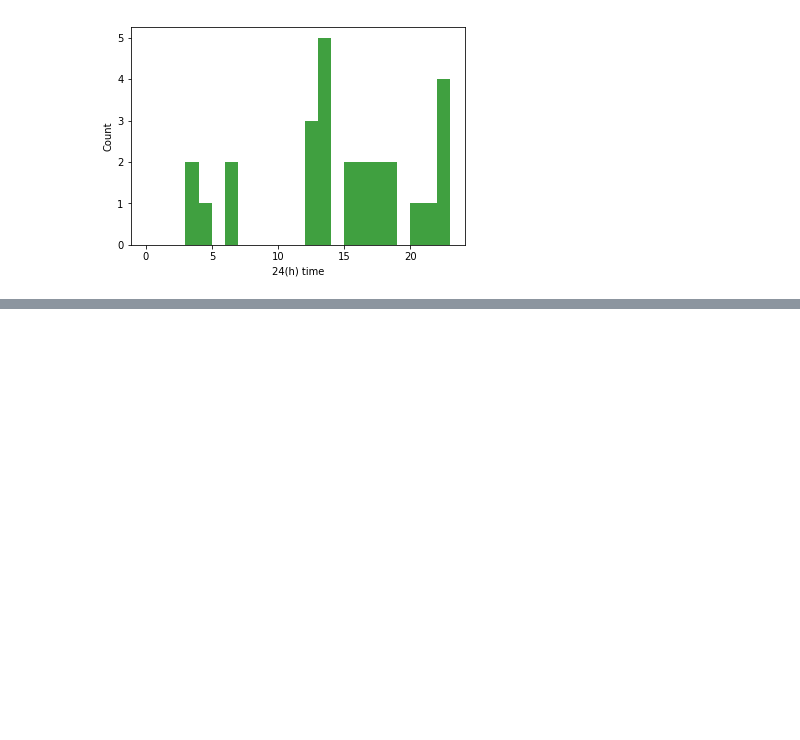
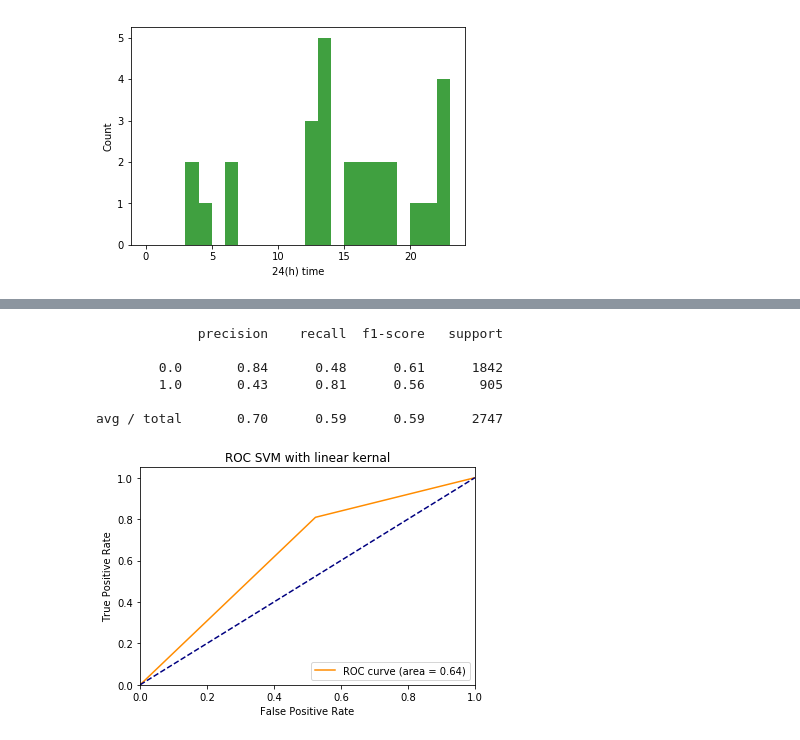
Before and after one commit to LeiTong02/Depression-detection, a Jupyter notebook: PostingTime_hist.ipynb, the cells around one changed output, grey strips where cells are left out. Saved outputs shown, nothing was run; the diff lists cells and outputs as text; code cells hidden in the pictures; blank space fills up the shorter version.

Commit message:
SVM, NB, Decision tree

```diff
--- a/PostingTime_hist.ipynb
+++ b/PostingTime_hist.ipynb
@@ -113,0 +182,15 @@ KeyboardInterrupt:
+# %%
+'''Classifier: SVM '''
+pos_model = np.array(pos_csv.iloc[:,1:14])
+neg_model = np.array(neg_csv.iloc[:,1:14])
+dataset= np.concatenate((pos_model,neg_model))
+target = np.append(np.ones(len(pos_model)),np.zeros(len(neg_model)))
+X_train, X_test, y_train, y_test = train_test_split(dataset,target,train_size=0.6)
+svc = svm.SVC(kernel='rbf',C=0.9,gamma=0.125,probability=True,decision_function_shape='ovo')
+svc.fit(X_train,y_train)
+
+print("trainset accuracy: %f"%svc.score(X_train,y_train))
+print ("testset accuracy: %f"%svc.score(X_test,y_test))
+y_pred1 = svc.predict(X_test)
+
+print (classification_report(y_true=y_test,y_pred=y_pred1))
@@ -113,0 +206,31 @@ KeyboardInterrupt:
+# %%
+'''LinearSVC'''
+from sklearn.svm import LinearSVC
+Classifier_svm_lin = LinearSVC()
+Classifier_svm_lin.fit(X_train,y_train)
+lin_pred = Classifier_svm_lin.predict(X_test)
+
+print (classification_report(y_true=y_test,y_pred=lin_pred))
+
+##ROC
+fpr, tpr,thresholds = roc_curve(y_test,lin_pred, pos_label=1)
+roc_auc= auc(fpr,tpr)
+plt.figure()
+plt.plot(fpr, tpr, color='darkorange',
+         label='ROC curve (area = %0.2f)' % roc_auc)
+plt.plot([0, 1], [0, 1], color='navy' ,linestyle='--')
+plt.xlim([0.0, 1.0])
+plt.ylim([0.0, 1.05])
+plt.xlabel('False Positive Rate')
+plt.ylabel('True Positive Rate')
+plt.title('ROC SVM with linear kernal')
+plt.legend(loc="lower right")
+plt.show()
+# %% [output]
+             precision    recall  f1-score   support
+
+        0.0       0.84      0.48      0.61      1842
+        1.0       0.43      0.81      0.56       905
+
+avg / total       0.70      0.59      0.59      2747
+[figure, added]
```
Also changed, not shown: parts of 11 cells of this notebook, 7 other files.
